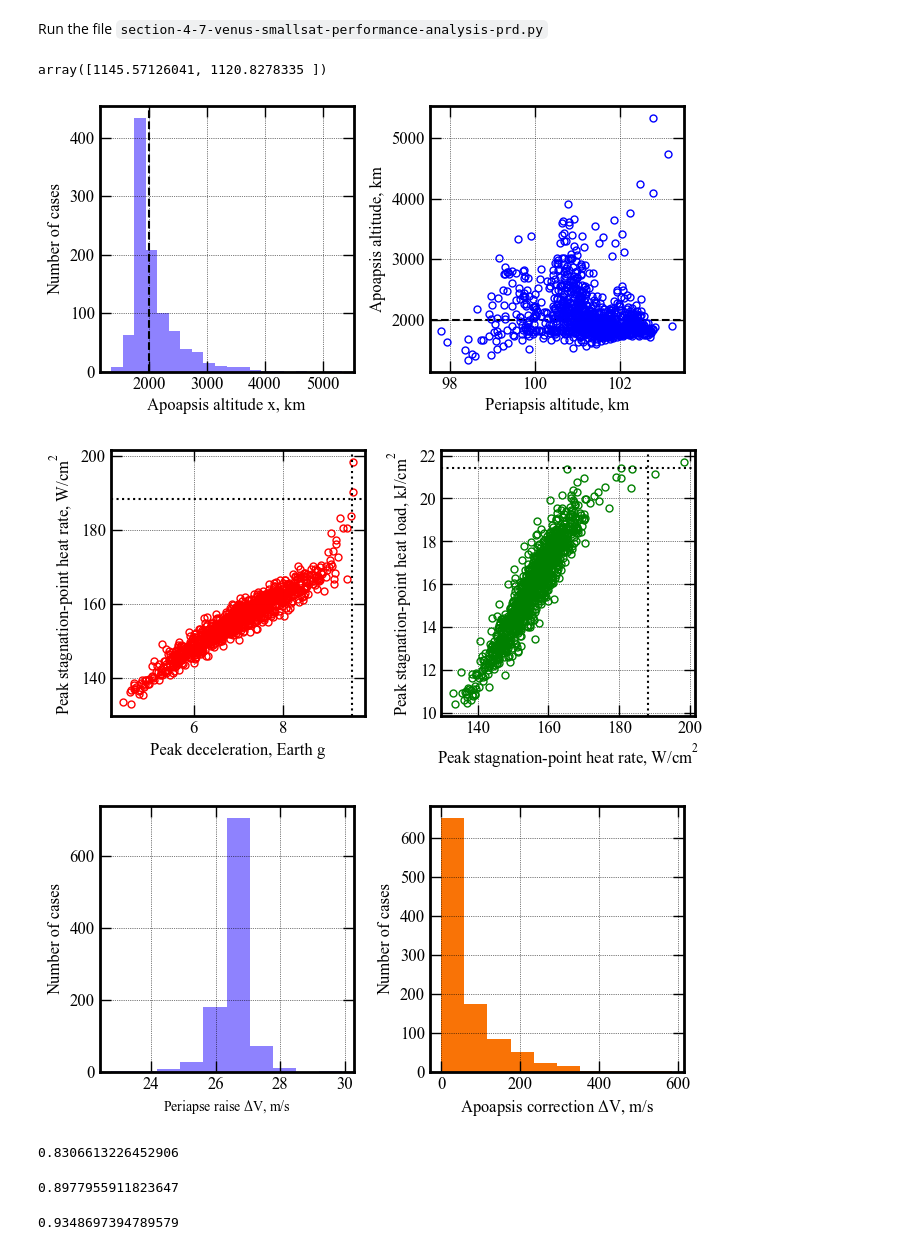
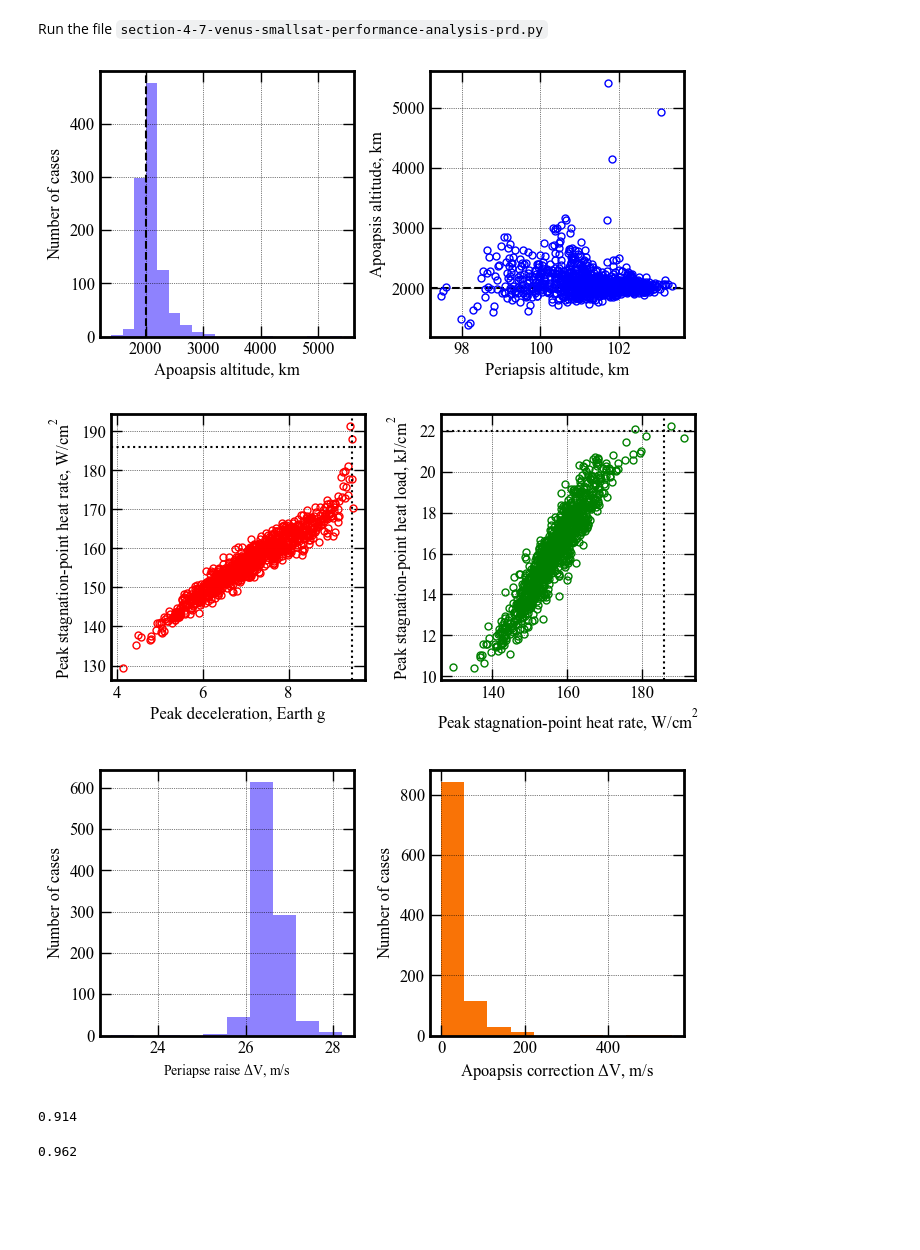
Before and after one commit to athulpg007/AMAT, a Jupyter notebook: docs/source/mdpi-aerospace-notebooks/smallsat-mission-concepts/section-4-7-venus-smallsat-performance-analysis.ipynb, the cells around one changed output. Saved outputs shown, nothing was run; the diff lists cells and outputs as text; code cells hidden in the pictures; blank space fills up the shorter version.

Commit message:
MDPI paper revision (#49)
* Re-run Venus simulations with revised h_dot threshold

* Update to performance analysis

* Final changes to cost section

* Add updated notebooks to docs

````diff
--- a/docs/source/mdpi-aerospace-notebooks/smallsat-mission-concepts/section-4-7-venus-smallsat-performance-analysis.ipynb
+++ b/docs/source/mdpi-aerospace-notebooks/smallsat-mission-concepts/section-4-7-venus-smallsat-performance-analysis.ipynb
@@ -69,26 +69,13 @@ RUN #: 10, PROF: ../../../atmdata/Venus/LAT20N.txt, SAMPLE #: 27, EFPA: -5.22, S
 # %% [markdown]
 Run the file ```section-4-7-venus-smallsat-performance-analysis-prd.py```
 # %%
-p1  = np.loadtxt('../../../data/mdpi-aerospace/smallsat-mission-concepts/venus/MCB-Venus/terminal_periapsis_arr.txt')
-x1  = np.loadtxt('../../../data/mdpi-aerospace/smallsat-mission-concepts/venus/MCB-Venus/terminal_apoapsis_arr.txt')
-y1  = np.loadtxt('../../../data/mdpi-aerospace/smallsat-mission-concepts/venus/MCB-Venus/acc_net_g_max_arr.txt')
-z1  = np.loadtxt('../../../data/mdpi-aerospace/smallsat-mission-concepts/venus/MCB-Venus/q_stag_max_arr.txt')
-h1  = np.loadtxt('../../../data/mdpi-aerospace/smallsat-mission-concepts/venus/MCB-Venus/heatload_max_arr.txt')
-u1  = np.loadtxt('../../../data/mdpi-aerospace/smallsat-mission-concepts/venus/MCB-Venus/periapsis_raise_DV_arr.txt')
-v1  = np.loadtxt('../../../data/mdpi-aerospace/smallsat-mission-concepts/venus/MCB-Venus/apoapsis_raise_DV_arr.txt')
+p1  = np.loadtxt('../../../data/mdpi-aerospace/smallsat-mission-concepts/venus/MCB-Venus-1/terminal_periapsis_arr.txt')
+x1  = np.loadtxt('../../../data/mdpi-aerospace/smallsat-mission-concepts/venus/MCB-Venus-1/terminal_apoapsis_arr.txt')
+y1  = np.loadtxt('../../../data/mdpi-aerospace/smallsat-mission-concepts/venus/MCB-Venus-1/acc_net_g_max_arr.txt')
+z1  = np.loadtxt('../../../data/mdpi-aerospace/smallsat-mission-concepts/venus/MCB-Venus-1/q_stag_max_arr.txt')
+h1  = np.loadtxt('../../../data/mdpi-aerospace/smallsat-mission-concepts/venus/MCB-Venus-1/heatload_max_arr.txt')
+u1  = np.loadtxt('../../../data/mdpi-aerospace/smallsat-mission-concepts/venus/MCB-Venus-1/periapsis_raise_DV_arr.txt')
+v1  = np.loadtxt('../../../data/mdpi-aerospace/smallsat-mission-concepts/venus/MCB-Venus-1/apoapsis_raise_DV_arr.txt')
-# %%
-# Remove some anomalies in heat load
-del_index1 = np.where(p1 < 95)
-del_index1
-x1[del_index1]
-# %% [output]
-array([1145.57126041, 1120.8278335 ])
-# %%
-p1 = np.delete(p1, del_index1)
-x1 = np.delete(x1, del_index1)
-y1 = np.delete(y1, del_index1)
-z1 = np.delete(z1, del_index1)
-h1 = np.delete(h1, del_index1)
 # %%
 fig, axes = plt.subplots(1, 2, figsize = (6.5, 3.25))
 plt.rc('font',family='Times New Roman')
@@ -100,7 +87,7 @@ plt.subplots_adjust(wspace=0.30)
 
 axes[0].axvline(x=2000, linewidth=1.5, color='k', linestyle='dashed')
 axes[0].hist(x1, bins=20, color='xkcd:periwinkle')
-axes[0].set_xlabel('Apoapsis altitude x, km', fontsize=12)
+axes[0].set_xlabel('Apoapsis altitude, km', fontsize=12)
 axes[0].set_ylabel('Number of cases', fontsize=12)
 
 axes[0].tick_params(direction='in')
@@ -117,34 +104,34 @@ axes[1].set_ylabel('Apoapsis altitude, km', fontsize=12)
 
 
 axes[1].tick_params(direction='in')
 axes[1].yaxis.set_ticks_position('both')
 axes[1].xaxis.set_ticks_position('both')
 axes[1].tick_params(axis='x',labelsize=12)
 axes[1].tick_params(axis='y',labelsize=12)
 
 for ax in axes:
     ax.xaxis.set_tick_params(direction='in', which='both')
     ax.yaxis.set_tick_params(direction='in', which='both')
     ax.xaxis.set_tick_params(width=1, length=8)
     ax.yaxis.set_tick_params(width=1, length=8)
     ax.xaxis.set_tick_params(width=1, length=6, which='minor')
     ax.yaxis.set_tick_params(width=1, length=6, which='minor')
     ax.xaxis.grid(which='major', color='k', linestyle='dotted', linewidth=0.5)
     ax.xaxis.grid(which='minor', color='k', linestyle='dotted', linewidth=0.0)
     ax.yaxis.grid(which='major', color='k', linestyle='dotted', linewidth=0.5)
     ax.yaxis.grid(which='minor', color='k', linestyle='dotted', linewidth=0.0)
 
     for axis in ['top', 'bottom', 'left', 'right']:
         ax.spines[axis].set_linewidth(2)
 
 plt.savefig('../../../data/mdpi-aerospace/smallsat-mission-concepts/venus/venus-smallsat-apoapsis-vs-periapsis.png', dpi= 300,bbox_inches='tight')
 plt.savefig('../../../data/mdpi-aerospace/smallsat-mission-concepts/venus/venus-smallsat-apoapsis-vs-periapsis.pdf', dpi=300,bbox_inches='tight')
 plt.savefig('../../../data/mdpi-aerospace/smallsat-mission-concepts/venus/venus-smallsat-apoapsis-vs-periapsis.eps', dpi=300,bbox_inches='tight')
 
 
 plt.show()
 # %% [output]
-[figure, old version]
+[figure, new version]
 # %%
 fig, axes = plt.subplots(1, 2, figsize = (6.5, 3.25))
 plt.rc('font',family='Times New Roman')
@@ -200,7 +187,7 @@ plt.savefig('../../../data/mdpi-aerospace/smallsat-mission-concepts/venus/venus-
 
 plt.show()
 # %% [output]
-[figure, old version]
+[figure, new version]
 # %%
 fig, axes = plt.subplots(1, 2, figsize = (6.5, 3.25))
 plt.rc('font',family='Times New Roman')
@@ -246,7 +233,7 @@ for ax in axes:
 
 plt.show()
 # %% [output]
-[figure, old version]
+[figure, new version]
 # %%
 def percent_between(a, lower, upper, closed_left=True, closed_right=True):
     """
@@ -270,16 +257,12 @@ def percent_between(a, lower, upper, closed_left=True, closed_right=True):
 
     c = l(a, lower) & r(a, upper)
     return np.count_nonzero(c) / float(a.size)
-# %%
-percent_between(x1, 1600, 2400)
-# %% [output]
-0.8306613226452906
 # %%
-percent_between(x1, 1400, 2600)
+percent_between(x1, 1600, 2400)
 # %% [output]
-0.8977955911823647
+0.914
 # %%
-percent_between(x1, 1200, 2800)
+percent_between(x1, 1400, 2600)
 # %% [output]
-0.9348697394789579
+0.962
 # %%
````
Also changed, not shown: parts of 4 cells of this notebook, 22 other files.
